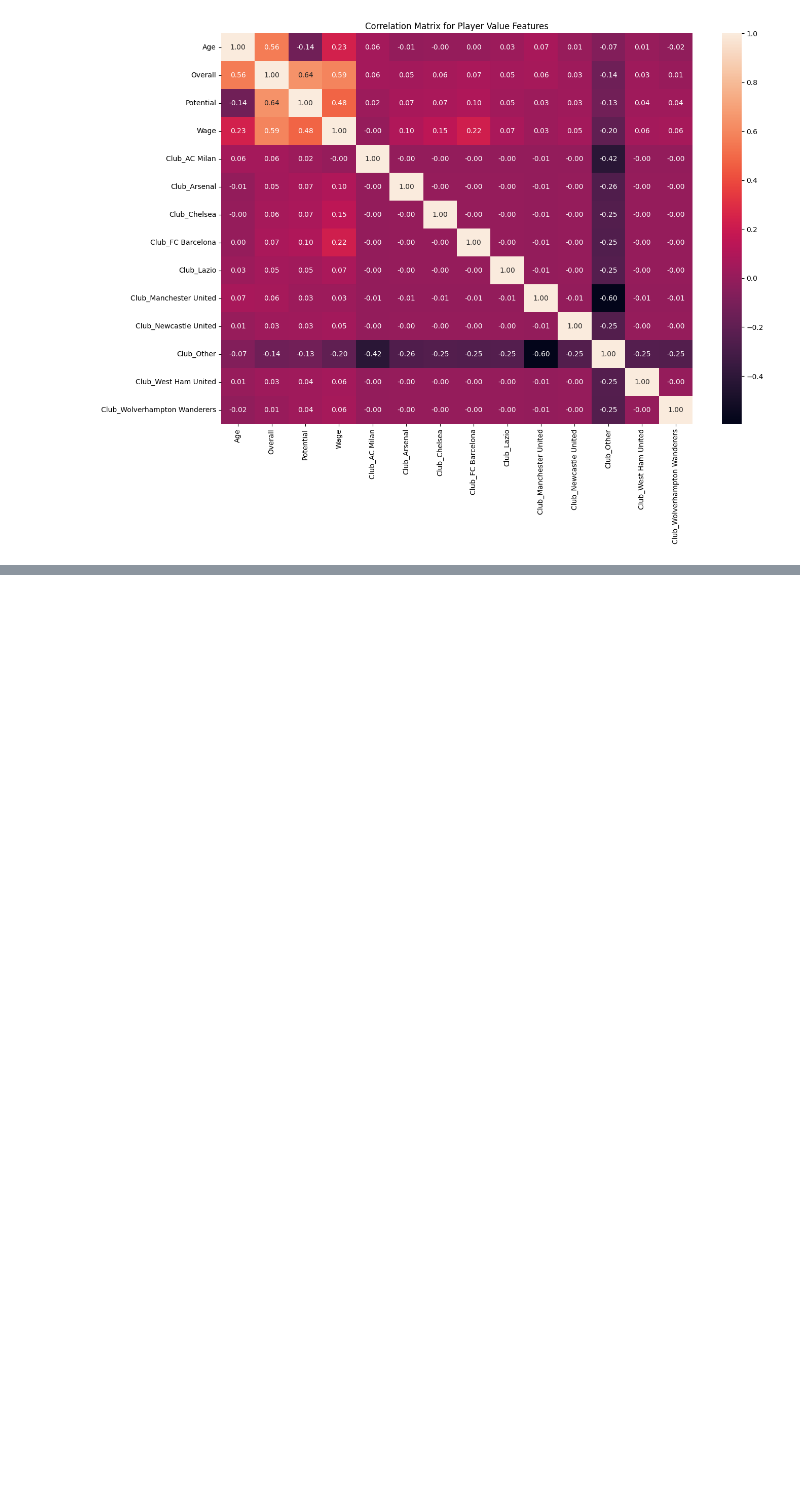
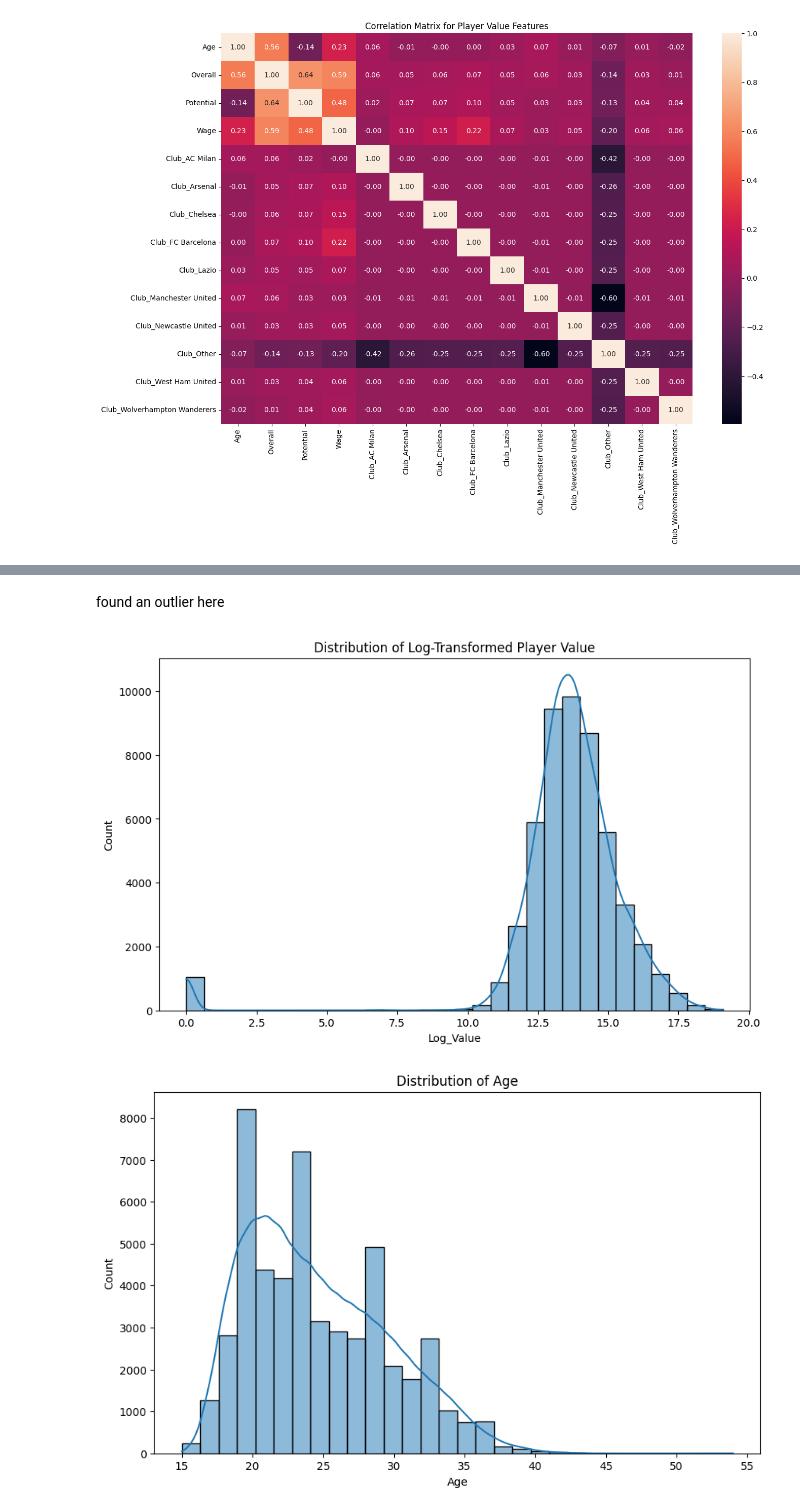
Before and after one commit to tobilobade/mlProject, a Jupyter notebook: Notebooks/EDA1.ipynb, the cells around one changed output, grey strips where cells are left out. Saved outputs shown, nothing was run; the diff lists cells and outputs as text; code cells hidden in the pictures; blank space fills up the shorter version.

```diff
--- a/Notebooks/EDA1.ipynb
+++ b/Notebooks/EDA1.ipynb
@@ -181,0 +201,22 @@ plot_correlation_matrix(X_player_value, 'Correlation Matrix for Player Value Fea
+# %% [markdown]
+found an outlier here
+# %%
+import matplotlib.pyplot as plt
+import seaborn as sns
+
+# Visualize the distribution of the log-transformed target variable
+plt.figure(figsize=(10,6))
+sns.histplot(df['Log_Value'], bins=30, kde=True)
+plt.title('Distribution of Log-Transformed Player Value')
+plt.show()
+
+# Visualize key features
+features_to_visualize = ['Age', 'Overall', 'Potential', 'Wage']
+for feature in features_to_visualize:
+    plt.figure(figsize=(10,6))
+    sns.histplot(df[feature], bins=30, kde=True)
+    plt.title(f'Distribution of {feature}')
+    plt.show()
+# %% [output]
+[figure, added]
+[figure, added]
```
Also changed, not shown: parts of 48 cells of this notebook.
